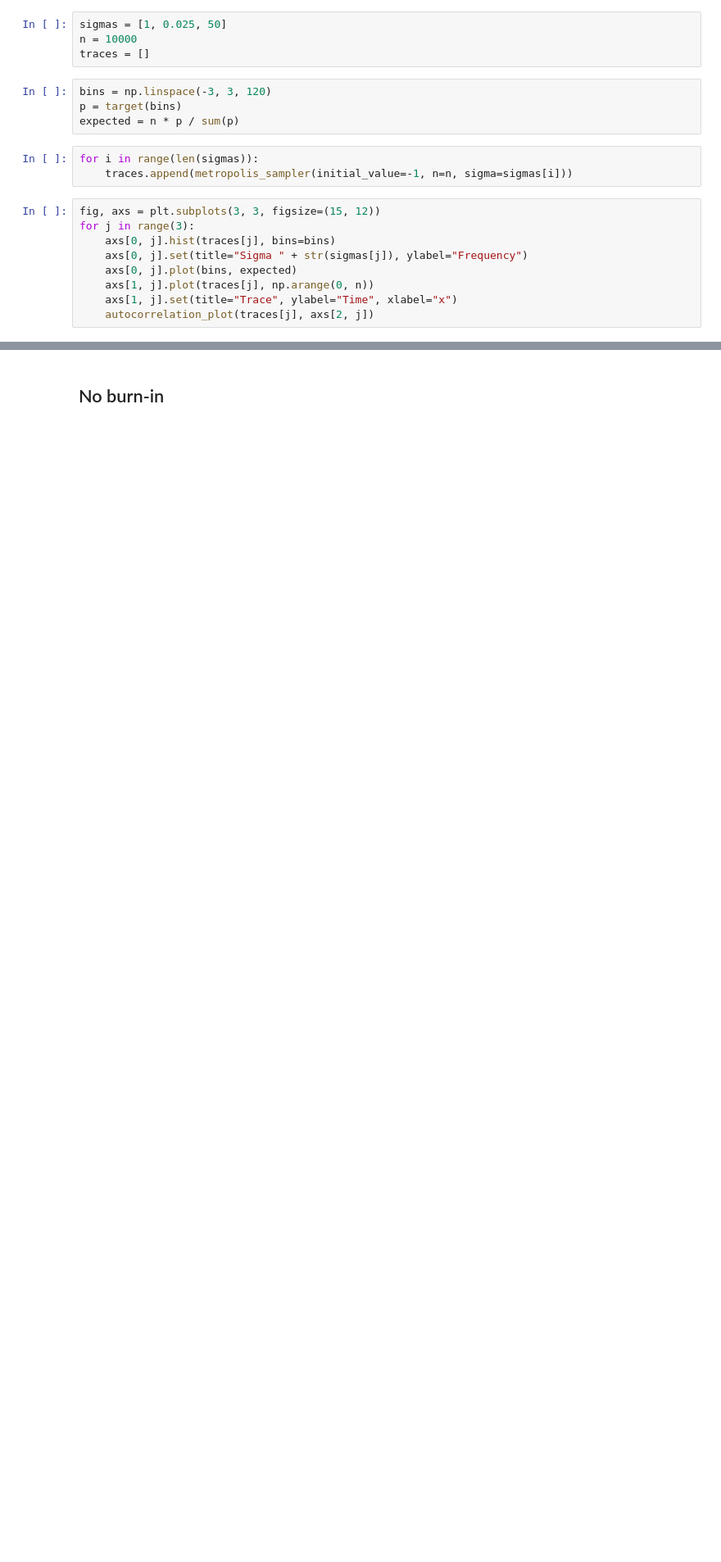
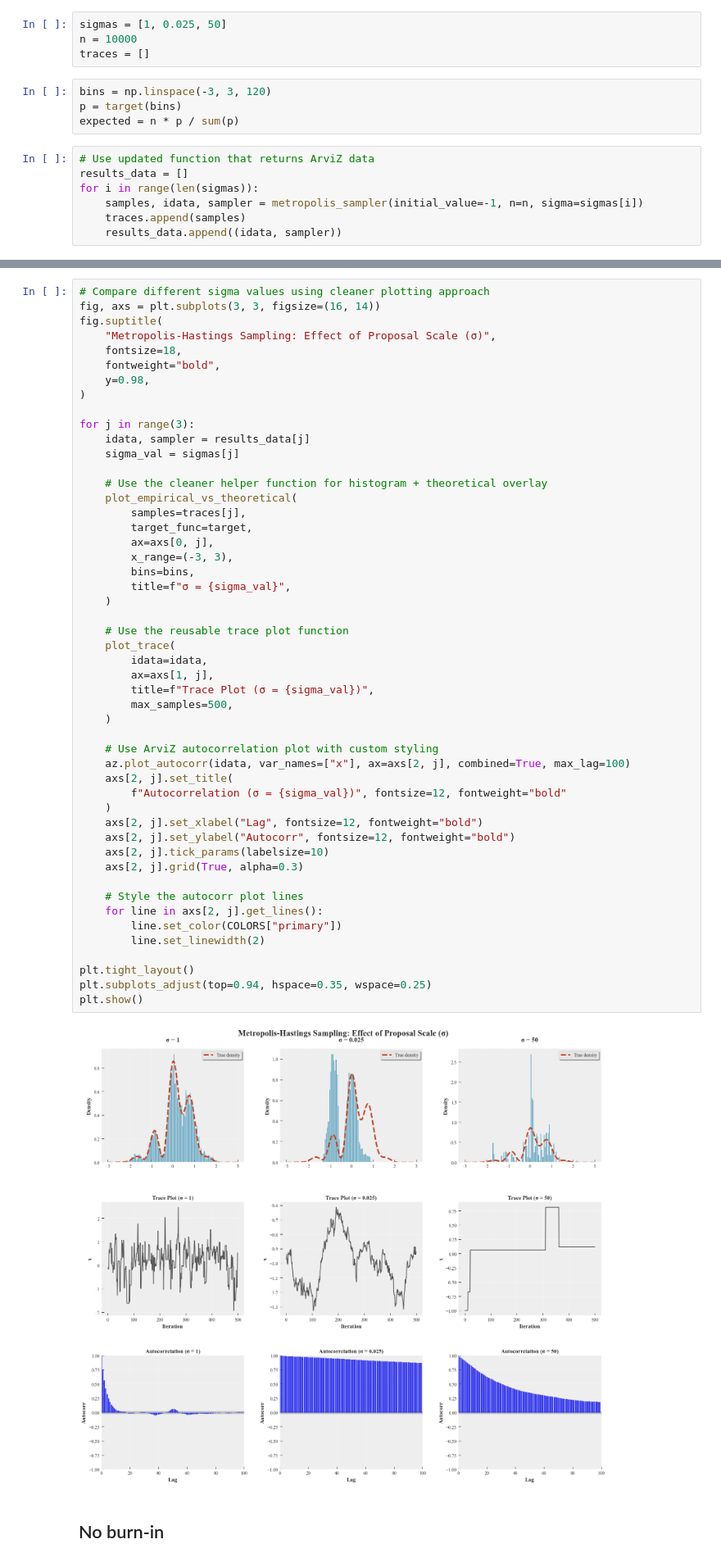
Before and after one commit to carsten-j/mc-lab, a Jupyter notebook: notebooks/metropolis-hastings.ipynb, the cells around one changed output, grey strips where cells are left out. Shown at 82% size. Cells and saved outputs as stored; diff of their text form; blank space fills up the shorter version.

Commit message:
Random wal MH experiments with sigma, burn-in, and lag

```diff
--- a/notebooks/metropolis-hastings.ipynb
+++ b/notebooks/metropolis-hastings.ipynb
@@ -59,14 +247,9 @@ bins = np.linspace(-3, 3, 120)
 p = target(bins)
 expected = n * p / sum(p)
 # %%
+# Use updated function that returns ArviZ data
+results_data = []
 for i in range(len(sigmas)):
-    traces.append(metropolis_sampler(initial_value=-1, n=n, sigma=sigmas[i]))
+    samples, idata, sampler = metropolis_sampler(initial_value=-1, n=n, sigma=sigmas[i])
+    traces.append(samples)
+    results_data.append((idata, sampler))
-# %%
-fig, axs = plt.subplots(3, 3, figsize=(15, 12))
-for j in range(3):
-    axs[0, j].hist(traces[j], bins=bins)
-    axs[0, j].set(title="Sigma " + str(sigmas[j]), ylabel="Frequency")
-    axs[0, j].plot(bins, expected)
-    axs[1, j].plot(traces[j], np.arange(0, n))
-    axs[1, j].set(title="Trace", ylabel="Time", xlabel="x")
-    autocorrelation_plot(traces[j], axs[2, j])
@@ -75,3 +256,55 @@ for j in range(3):
+# %%
+# Compare different sigma values using cleaner plotting approach
+fig, axs = plt.subplots(3, 3, figsize=(16, 14))
+fig.suptitle(
+    "Metropolis-Hastings Sampling: Effect of Proposal Scale (σ)",
+    fontsize=18,
+    fontweight="bold",
+    y=0.98,
+)
+
+for j in range(3):
+    idata, sampler = results_data[j]
+    sigma_val = sigmas[j]
+
+    # Use the cleaner helper function for histogram + theoretical overlay
+    plot_empirical_vs_theoretical(
+        samples=traces[j],
+        target_func=target,
+        ax=axs[0, j],
+        x_range=(-3, 3),
+        bins=bins,
+        title=f"σ = {sigma_val}",
+    )
+
+    # Use the reusable trace plot function
+    plot_trace(
+        idata=idata,
+        ax=axs[1, j],
+        title=f"Trace Plot (σ = {sigma_val})",
+        max_samples=500,
+    )
+
+    # Use ArviZ autocorrelation plot with custom styling
+    az.plot_autocorr(idata, var_names=["x"], ax=axs[2, j], combined=True, max_lag=100)
+    axs[2, j].set_title(
+        f"Autocorrelation (σ = {sigma_val})", fontsize=12, fontweight="bold"
+    )
+    axs[2, j].set_xlabel("Lag", fontsize=12, fontweight="bold")
+    axs[2, j].set_ylabel("Autocorr", fontsize=12, fontweight="bold")
+    axs[2, j].tick_params(labelsize=10)
+    axs[2, j].grid(True, alpha=0.3)
+
+    # Style the autocorr plot lines
+    for line in axs[2, j].get_lines():
+        line.set_color(COLORS["primary"])
+        line.set_linewidth(2)
+
+plt.tight_layout()
+plt.subplots_adjust(top=0.94, hspace=0.35, wspace=0.25)
+plt.show()
+# %% [output]
+[figure, added]
 # %% [markdown]
 ## No burn-in
 # %%
```
Also changed, not shown: parts of 21 cells of this notebook, 2 other files.
